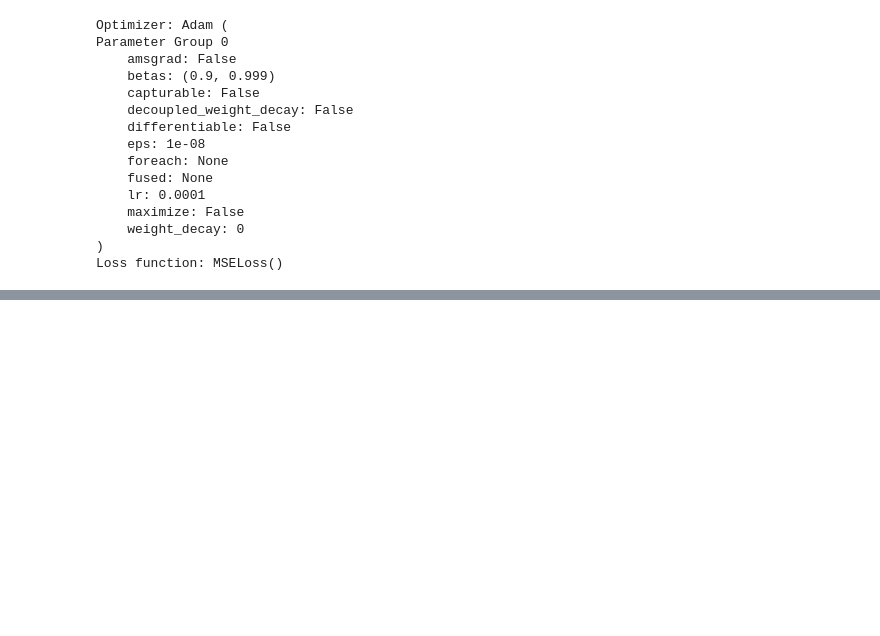
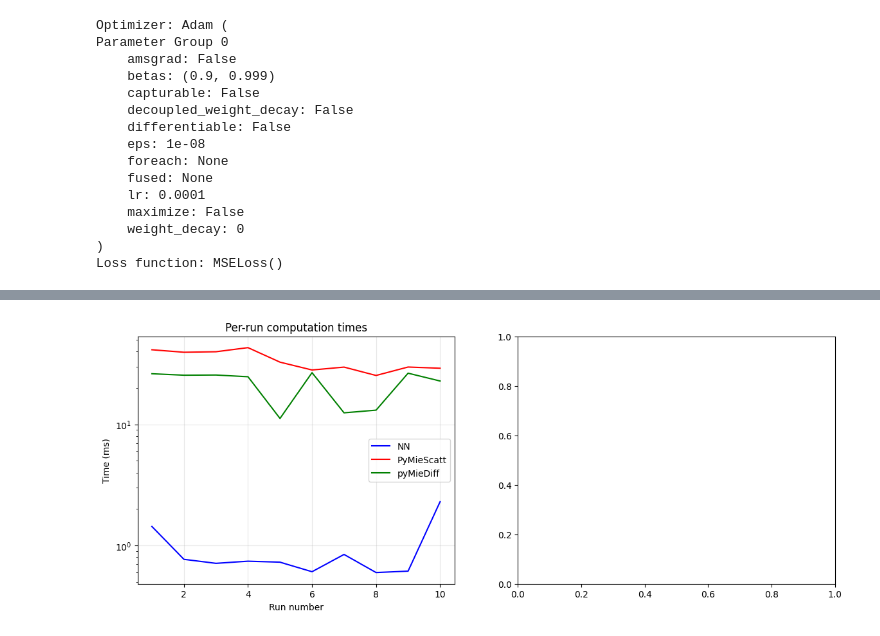
Before and after one commit to james-613/Modified_pyMieScatt_NN, a Jupyter notebook: mie_theory_NN_with_derivatives.ipynb, the cells around one changed output, grey strips where cells are left out. Saved outputs shown, nothing was run; the diff lists cells and outputs as text; code cells hidden in the pictures; blank space fills up the shorter version.

```diff
--- a/mie_theory_NN_with_derivatives.ipynb
+++ b/mie_theory_NN_with_derivatives.ipynb
@@ -650,0 +665,71 @@ plt.show()
+# %%
+import time
+
+# Test parameters
+n = 1.7
+k = 0.85
+wavelength = 500
+diameter = 800
+
+# Number of times to repeat each test (for averaging)
+N_RUNS = 10
+
+# Lists to store times
+nn_times = []
+pymiescatt_times = []
+pymiediff_times = []
+
+print(f"Running benchmark with {N_RUNS} repetitions per method...\n")
+
+for run in range(N_RUNS):
+    # --- Time NN prediction ---
+    start = time.time()
+    _ = predict_scattering(n, k, wavelength, diameter)
+    nn_times.append(time.time() - start)
+
+    # --- Time PyMieScatt ---
+    start = time.time()
+    m = complex(n, k)
+    theta, SL, SR, SU = ps.ScatteringFunction(
+        m, wavelength, diameter,
+        minAngle=0, maxAngle=180, angularResolution=1
+    )
+    pymiescatt_times.append(time.time() - start)
+
+    # --- Time pyMieDiff ---
+    start = time.time()
+    wl0 = torch.tensor([float(wavelength)])
+    k0 = 2 * torch.pi / wl0
+    p = pmd.Particle(
+        r_layers=[diameter/2],
+        mat_layers=[n + k*1j],
+        mat_env=1.00
+    )
+    theta_t = torch.arange(0, 181) * torch.pi/181
+    angle_scattering = p.get_angular_scattering(k0=k0, theta=theta_t)
+    pymiediff_times.append(time.time() - start)
+
+    print(f"Run {run+1}/{N_RUNS}: NN={nn_times[-1]*1000:.2f}ms  PyMieScatt={pymiescatt_times[-1]*1000:.2f}ms  pyMieDiff={pymiediff_times[-1]*1000:.2f}ms")
+
+# Summary stats
+print(f"\n--- Average times ---")
+print(f"NN:         {np.mean(nn_times)*1000:.2f} ms (±{np.std(nn_times)*1000:.2f} ms)")
+print(f"PyMieScatt: {np.mean(pymiescatt_times)*1000:.2f} ms (±{np.std(pymiescatt_times)*1000:.2f} ms)")
+print(f"pyMieDiff:  {np.mean(pymiediff_times)*1000:.2f} ms (±{np.std(pymiediff_times)*1000:.2f} ms)")
+
+# Plot
+fig, axes = plt.subplots(1, 2, figsize=(14, 5))
+
+# Left: time series of each run
+axes[0].plot(range(1, N_RUNS+1), [t*1000 for t in nn_times], label='NN', color='blue')
+axes[0].plot(range(1, N_RUNS+1), [t*1000 for t in pymiescatt_times], label='PyMieScatt', color='red')
+axes[0].plot(range(1, N_RUNS+1), [t*1000 for t in pymiediff_times], label='pyMieDiff', color='green')
+axes[0].set_xlabel('Run number')
+axes[0].set_ylabel('Time (ms)')
+axes[0].set_title('Per-run computation times')
+axes[0].set_yscale('log')
+axes[0].legend()
+axes[0].grid(True, alpha=0.3)
+
+plt.show()
+# %% [output]
@@ -650,0 +753 @@ plt.show()
+[figure, added]
```
Also changed, not shown: parts of 9 cells of this notebook.
